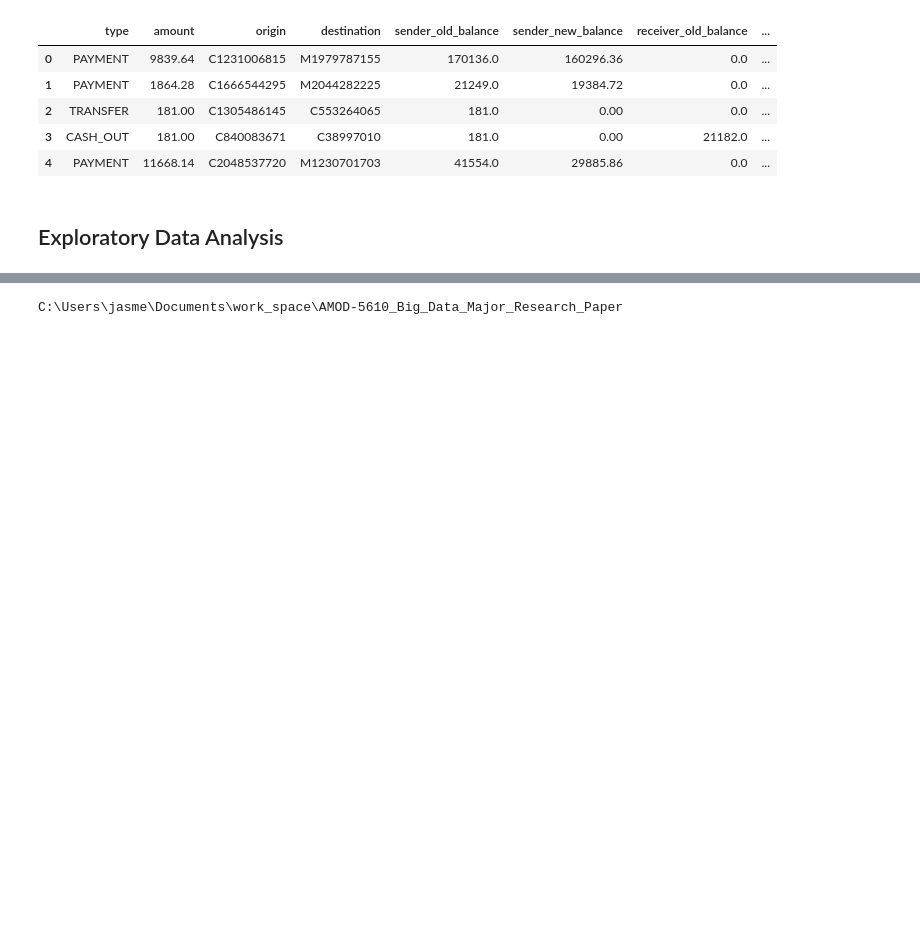
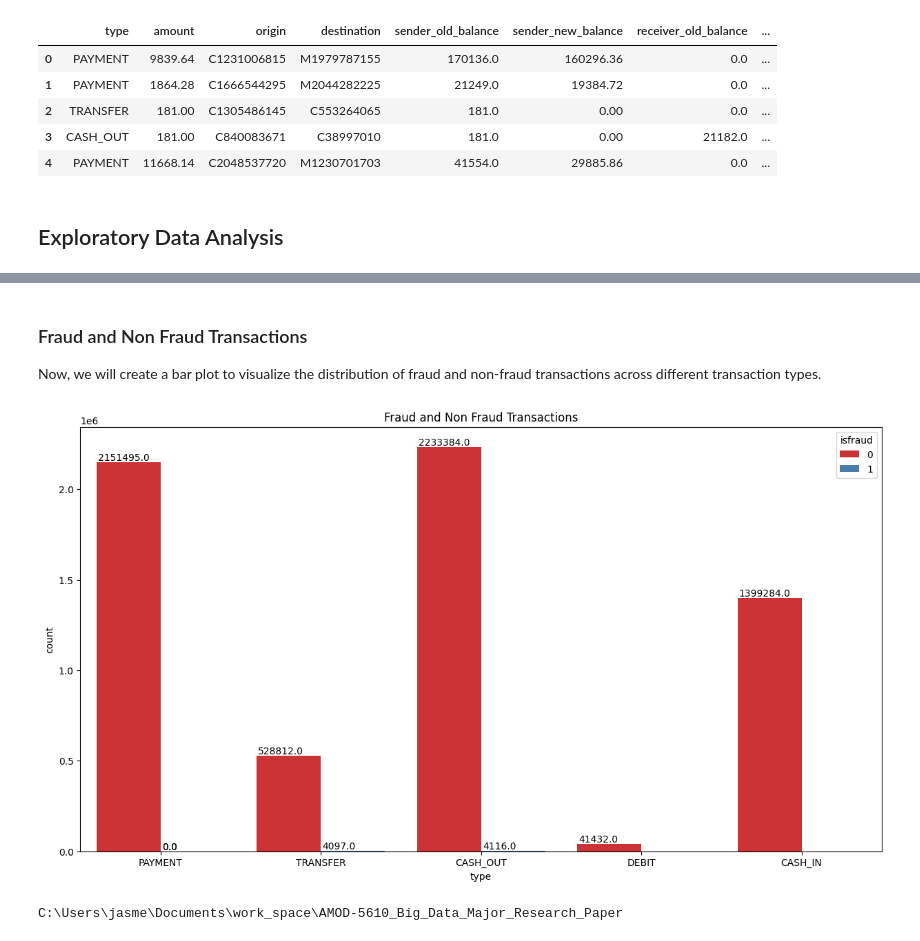
Before and after one commit to jasmeet2000/Fraud-Detection-in-Financial-Transactions, a Jupyter notebook: Fraud_Detection_in_Financial_Transactions.ipynb, the cells around one changed output, grey strips where cells are left out. Drawn from its saved outputs; the diff is of its cells as text; code cells hidden in the pictures; blank space fills up the shorter version.

```diff
--- a/Fraud_Detection_in_Financial_Transactions.ipynb
+++ b/Fraud_Detection_in_Financial_Transactions.ipynb
@@ -304,3 +394,15 @@ df.head(5)
+# %% [markdown]
+### Fraud and Non Fraud Transactions
+
+Now, we will create a bar plot to visualize the distribution of fraud and non-fraud transactions across different transaction types.
+# %%
+plt.figure(figsize = (15, 8))
+ax=sns.countplot(data = df, x = "type", hue="isfraud", palette = 'Set1')
+plt.title('Fraud and Non Fraud Transactions')
+for p in ax.patches:
+        ax.annotate('{:.1f}'.format(p.get_height()), (p.get_x()+0.01, p.get_height()+10000))
+# %% [output]
+[figure, added]
 # %%
 import os
 
```
Also changed, not shown: parts of 10 cells of this notebook.
